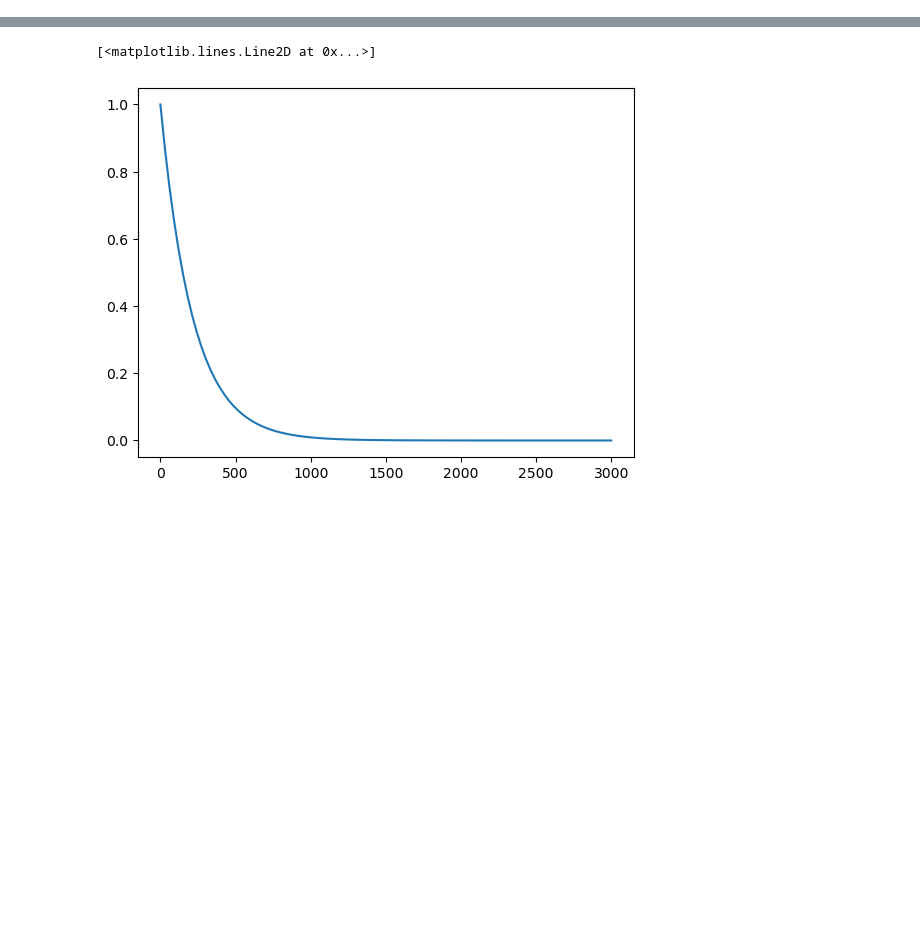
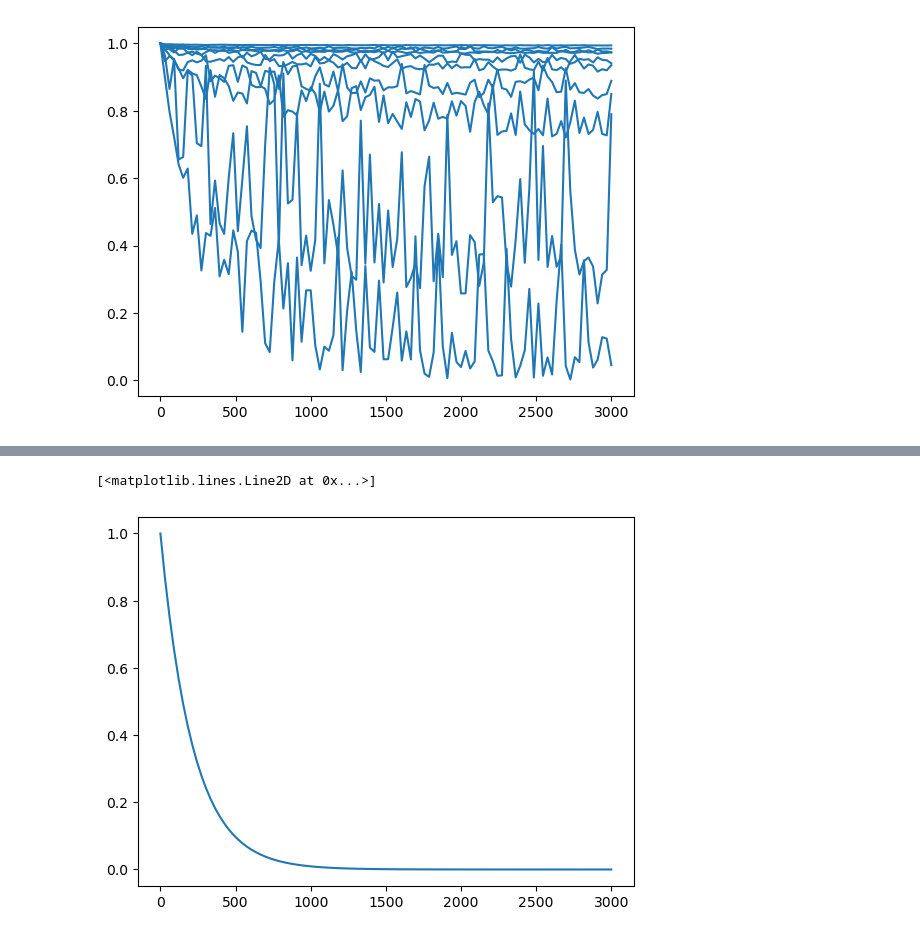
Before and after one commit to mackelab/dmri, a Jupyter notebook: notebooks/dmri_simulators.ipynb, the cells around one changed output, grey strips where cells are left out. Saved outputs shown, nothing was run; the diff lists cells and outputs as text; code cells hidden in the pictures; blank space fills up the shorter version.

```diff
--- a/notebooks/dmri_simulators.ipynb
+++ b/notebooks/dmri_simulators.ipynb
@@ -16,3 +16,16 @@ bvecs = np.random.randn(100, 3)
 bvecs = bvecs / np.linalg.norm(bvecs, axis=1)[:, None]
 
 acq = acquisition_scheme(bvals, bvecs)
+# %%
+from dmri.simulators.local_signal_models.ball import MultiShellBall
+from dmri.simulators.local_signal_models.stick import MultiShellStick
+from dmri.simulators.multi_compartment import MultiShellBall3StickSharedDiffusivity, MultiShellBall3StickSharedDiffusivityUniformFraction
+
+def sim(theta):
+    return MultiShellBall3StickSharedDiffusivityUniformFraction.from_theta(theta).signal(acq)
+
+signals = jax.vmap(sim)(np.random.randn(10, MultiShellBall3StickSharedDiffusivityUniformFraction.theta_dim))
+
+_ = plt.plot(bvals, signals.T, color="C0", alpha=1.)
+# %% [output]
+[figure, added]
```
Also changed, not shown: parts of 2 cells of this notebook, 4 other files.
